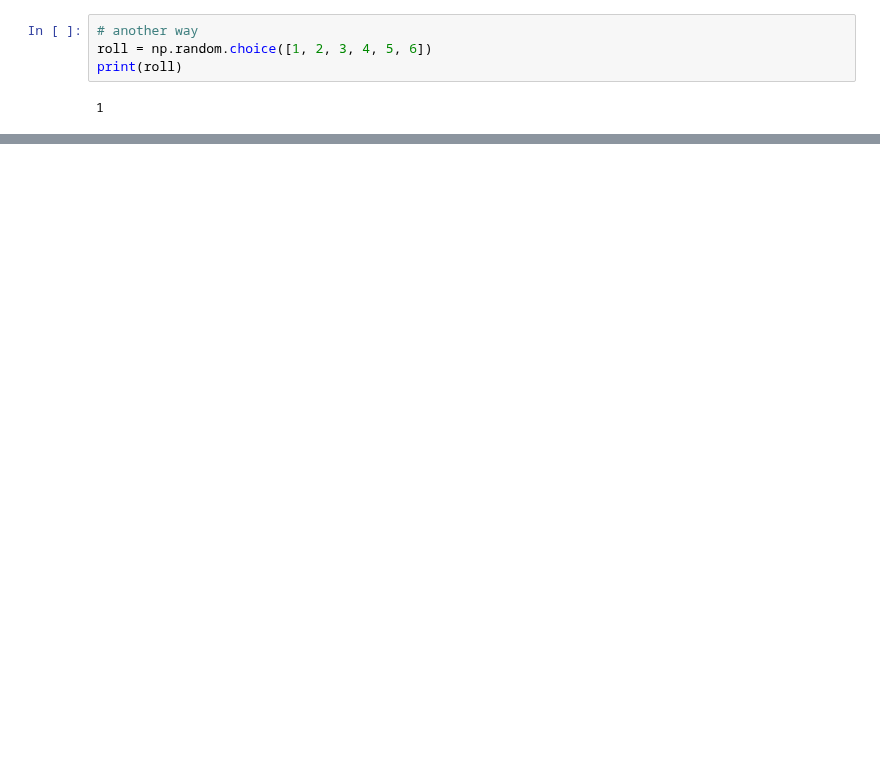
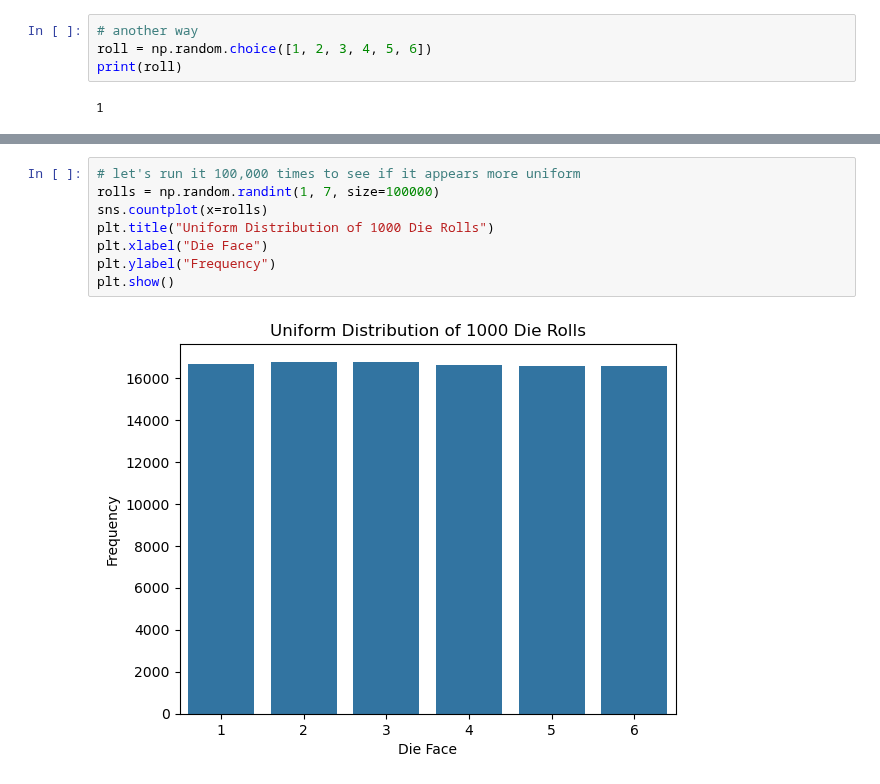
Before and after one commit to nyguerrillagirl/1000-days-of-code, a Jupyter notebook: src/python_projects/datascience_workbook/anaconda_projects/probablity_distributions.ipynb, the cells around one changed output, grey strips where cells are left out. Drawn from its saved outputs; the diff is of its cells as text; blank space fills up the shorter version.

```diff
--- a/src/python_projects/datascience_workbook/anaconda_projects/probablity_distributions.ipynb
+++ b/src/python_projects/datascience_workbook/anaconda_projects/probablity_distributions.ipynb
@@ -67,0 +82,10 @@ print(roll)
+# %%
+# let's run it 100,000 times to see if it appears more uniform
+rolls = np.random.randint(1, 7, size=100000)
+sns.countplot(x=rolls)
+plt.title("Uniform Distribution of 1000 Die Rolls")
+plt.xlabel("Die Face")
+plt.ylabel("Frequency")
+plt.show()
+# %% [output]
+[figure, added]
```
Also changed, not shown: parts of 9 cells of this notebook, 4 other files.
